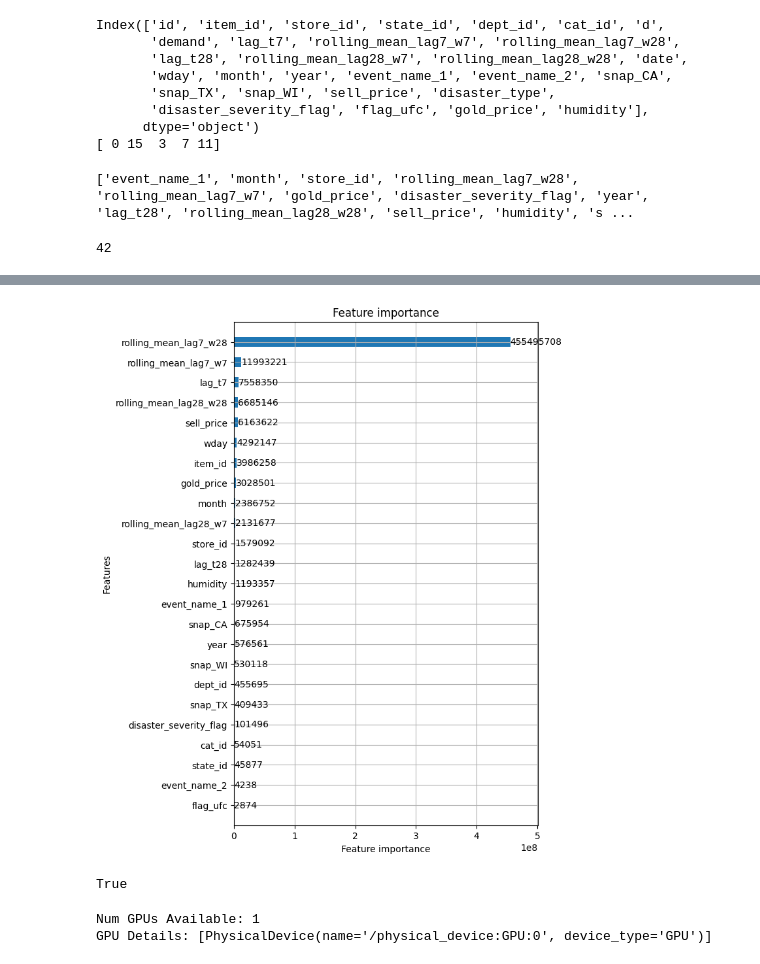
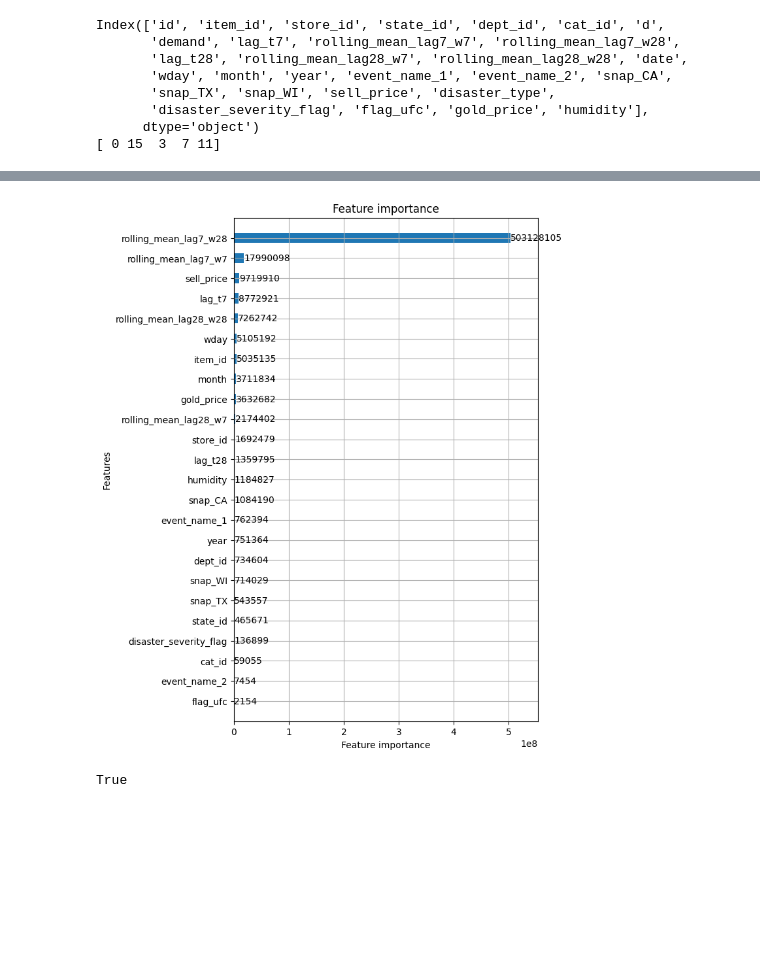
Before and after one commit to nguyenvanminh281005/CS116_Project, a Jupyter notebook: File_Ipynb/bt2.ipynb, the cells around one changed output, grey strips where cells are left out. Saved outputs shown, nothing was run; the diff lists cells and outputs as text; code cells hidden in the pictures; blank space fills up the shorter version.

```diff
--- a/File_Ipynb/bt2.ipynb
+++ b/File_Ipynb/bt2.ipynb
@@ -854,16 +854,17 @@ def fit_model(train, valid, num_r):
         'objective': 'poisson',
         'seed': 200,
         'force_row_wise': True,
-        'learning_rate': 0.047586309425667044,
-        'lambda_l1': 0.03868486588558565,
-        'lambda_l2': 8.320083593072901,
-        'num_leaves': 2821,
-        'feature_fraction': 0.9657558945465752,
-        'bagging_fraction': 0.7792310380094438,
-        'bagging_freq': 1,
-        'min_child_samples': 7,
-        'sub_row': 0.7,
-        'colsample_bytree': 0.7
+        'learning_rate': 0.05303667024743503,
+        'lambda_l1': 0.002354253988281785,
+        'lambda_l2': 7.053121220857246e-05,
+        'num_leaves': 1601,
+        'feature_fraction': 0.9834112644063673,
+        'bagging_fraction': 0.9606769151362458,
+        'bagging_freq': 2,
+        'min_child_samples': 30,
+        # 'device': 'gpu',                  # <--- Enable GPU
+        # 'gpu_platform_id': 0,            # Optional: specify GPU platform
+        # 'gpu_device_id': 0               # Optional: choose specific GPU device
     }
 
     callbacks = [
@@ -912,11 +913,44 @@ train, valid, test, x = prep_train(df, 1000 - 28)
 
 del df
 gc.collect()
-# %% [output]
-['event_name_1', 'month', 'store_id', 'rolling_mean_lag7_w28', 'rolling_mean_lag7_w7', 'gold_price', 'disaster_severity_flag', 'year', 'lag_t28', 'rolling_mean_lag28_w28', 'sell_price', 'humidity', 's ...
-42
 # %%
-fit = fit_model(train, valid,100)
+def fit_model(train, valid, num_r):
+    """ Fit LightGBM model """
+
+    params = {
+        'metric': 'rmse',
+        'objective': 'poisson',
+        'seed': 200,
+        'force_row_wise': True,
+        'learning_rate': 0.05303667024743503,
+        'lambda_l1': 0.002354253988281785,
+        'lambda_l2': 7.053121220857246e-05,
+        'num_leaves': 1601,
+        'feature_fraction': 0.9834112644063673,
+        'bagging_fraction': 0.9606769151362458,
+        'bagging_freq': 2,
+        'min_child_samples': 30,
+        # 'device': 'gpu',                  # <--- Enable GPU
+        # 'gpu_platform_id': 0,            # Optional: specify GPU platform
+        # 'gpu_device_id': 0               # Optional: choose specific GPU device
+    }
+
+    callbacks = [
+        early_stopping(stopping_rounds=200),
+        log_evaluation(period=100)
+    ]
+
+    fit = lgb.train(params,
+                    train,
+                    num_boost_round=num_r,
+                    valid_sets=[valid],
+                    callbacks=callbacks)
+
+    lgb.plot_importance(fit, importance_type="gain", precision=0, height=0.5, figsize=(6, 10))
+    plt.show()
+
+    return fit
+fit = fit_model(train, valid,200)
 pred = pred_all(fit, test, x)
 pred_to_csv(pred, cols=sample_submission.columns, file="../submission.csv")
 # %% [output]
@@ -940,18 +965,2 @@ Did not meet early stopping. Best iteration is:
-[figure, old version]
+[figure, new version]
 True
-# %%
-import numpy as np
-import pandas as pd
-import tensorflow as tf
-import lightgbm as lgb
-from lightgbm import early_stopping, log_evaluation
-import matplotlib.pyplot as plt
-from sklearn.preprocessing import StandardScaler, MinMaxScaler, OrdinalEncoder, LabelEncoder
-from sklearn.model_selection import train_test_split, GridSearchCV
-import os, sys, gc, time, warnings, pickle, psutil, random, optuna
-from sklearn.metrics import mean_squared_error
-print("Num GPUs Available:", len(tf.config.experimental.list_physical_devices('GPU')))
-print("GPU Details:", tf.config.experimental.list_physical_devices('GPU'))
-# %% [output]
-Num GPUs Available: 1
-GPU Details: [PhysicalDevice(name='/physical_device:GPU:0', device_type='GPU')]
```
Also changed, not shown: parts of 11 cells of this notebook, 3 other files.
